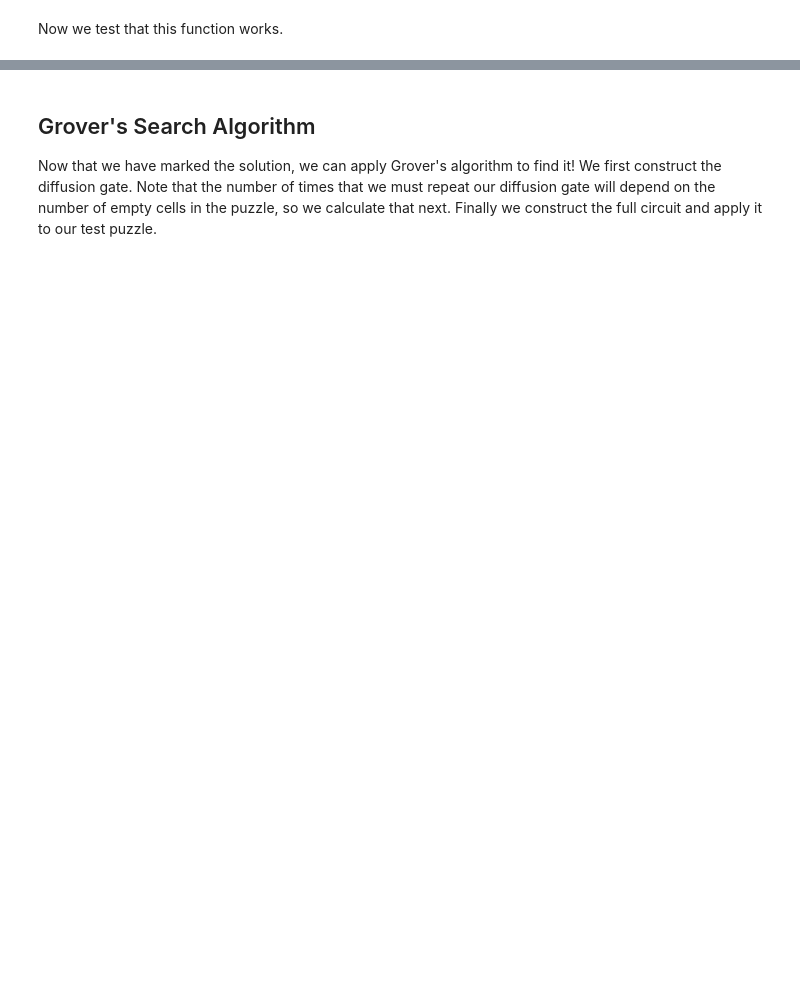
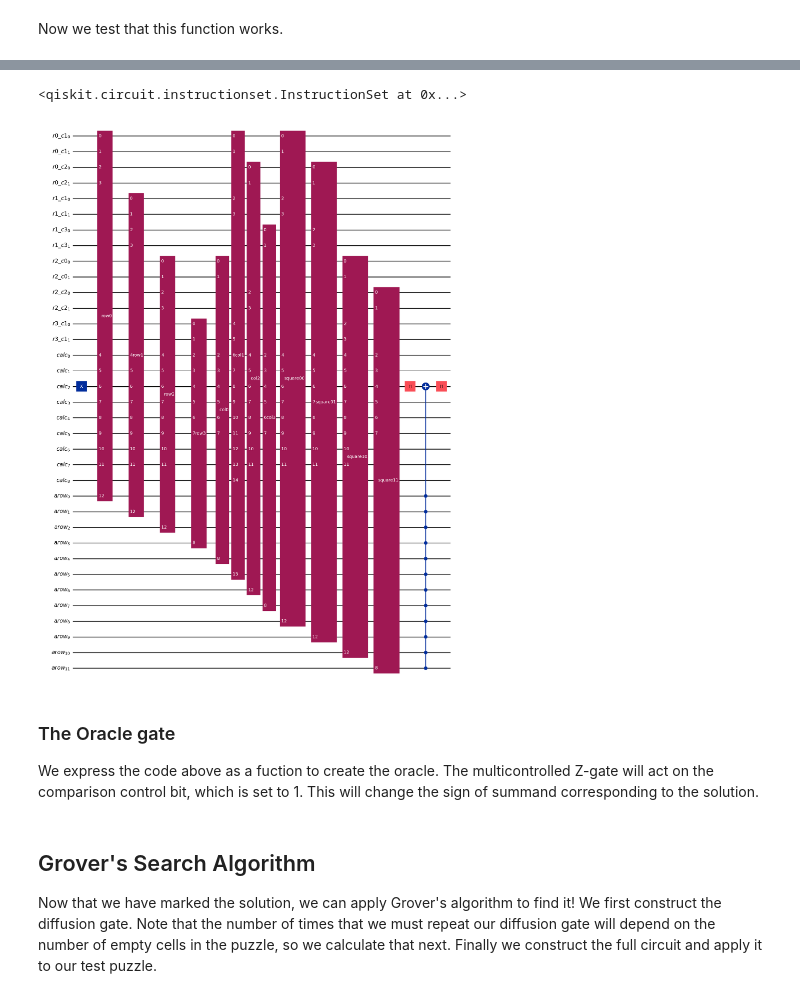
Before and after one commit to jenfns/ErdosQuantum_FirstProject, a Jupyter notebook: Sudoku_Solver.ipynb, the cells around one changed output, grey strips where cells are left out. Cells and saved outputs as stored; diff of their text form; code cells hidden in the pictures; blank space fills up the shorter version.

```diff
--- a/Sudoku_Solver.ipynb
+++ b/Sudoku_Solver.ipynb
@@ -271,0 +488,37 @@ We add a gate that will be the identity unless it is the first conflict for that
+# %%
+
+qc, empty_reg_dict, calc_reg, area_reg = build_sudoku_circuit(test_puzzle) #Build the circuit for the puzzle and unpack
+qc.x(calc_reg[2]) # This is the bit that detects a conflict. We initialize it to 1 (TRUE) to indicate no conflict. It will flip for conflicts, and be reset to its incoming state after each area gate.
+constraint_by_area, empty_cell_by_area = area_dict_fn(test_puzzle,2) #Break down the puzzle by area
+cfl_count = puzzle_constraints(test_puzzle)[1] + 3 #Number of calc wires in the circuit
+area_counter = 0 #Counter for the area wires
+#Now we iterate over the rows, columns, and squares to apply our area oracle to each one.
+for area in constraint_by_area:
+    c = len(constraint_by_area[area]) #Number of constraints for the area
+    e = len(empty_cell_by_area[area]) #Number of empty cells in the area
+    gate = oracle_area_circuit_fn(len(empty_cell_by_area[area]),constraint_by_area[area], area) #Build the local area circuit
+    empty_cells = empty_cell_by_area[area] #Unpack the list of empty cells for iteration
+        #We get the wires we need for the gate.
+    area_wires = []
+    calc_wire_no = c*e+e*(e-1)//2 +3
+    for cell in empty_cells:
+        area_wires.append(empty_reg_dict[cell][0])
+        area_wires.append(empty_reg_dict[cell][1])
+    for i in range(calc_wire_no):
+            area_wires.append(calc_reg[i]) #calc_reg[0] and calc_reg[1] correspond to the t-wires in the comparison gates. calc_reg[2] is the main comparison bit.
+    area_wires.append(area_reg[area_counter])
+    qc.append(gate,area_wires)
+    area_counter = area_counter + 1
+qc.h(calc_reg[2]) #We're using HXH=Z to apply the multicontrol Z gate
+control_wires = [area_reg[i] for i in range(12)]
+qc.mcx(control_wires,calc_reg[2])
+qc.h(calc_reg[2])
+# %% [output]
+<qiskit.circuit.instructionset.InstructionSet at 0x...>
+# %%
+qc.draw("mpl")
+# %% [output]
+[figure, added]
+# %% [markdown]
+### The Oracle gate
+We express the code above as a fuction to create the oracle. The multicontrolled Z-gate will act on the comparison control bit, which is set to 1. This will change the sign of summand corresponding to the solution.
```
Also changed, not shown: parts of 38 cells of this notebook.
